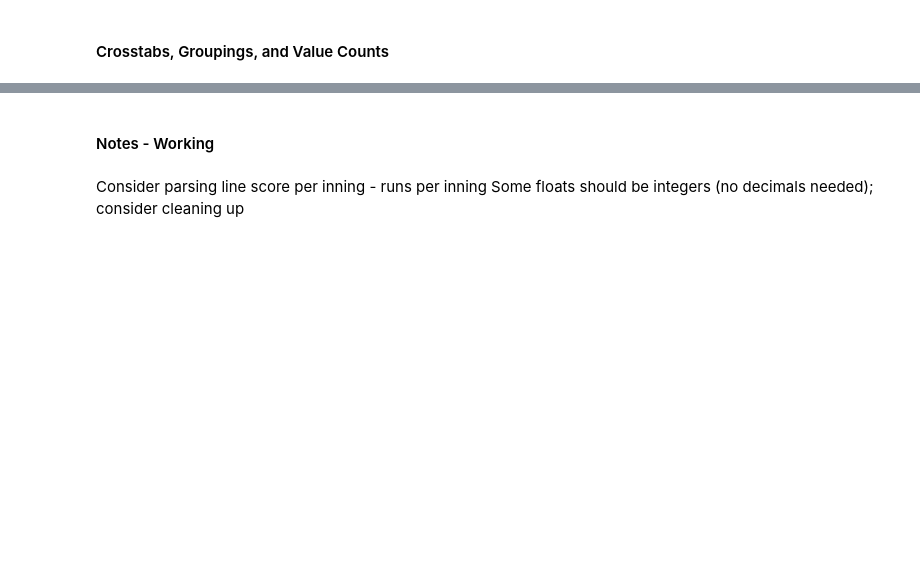
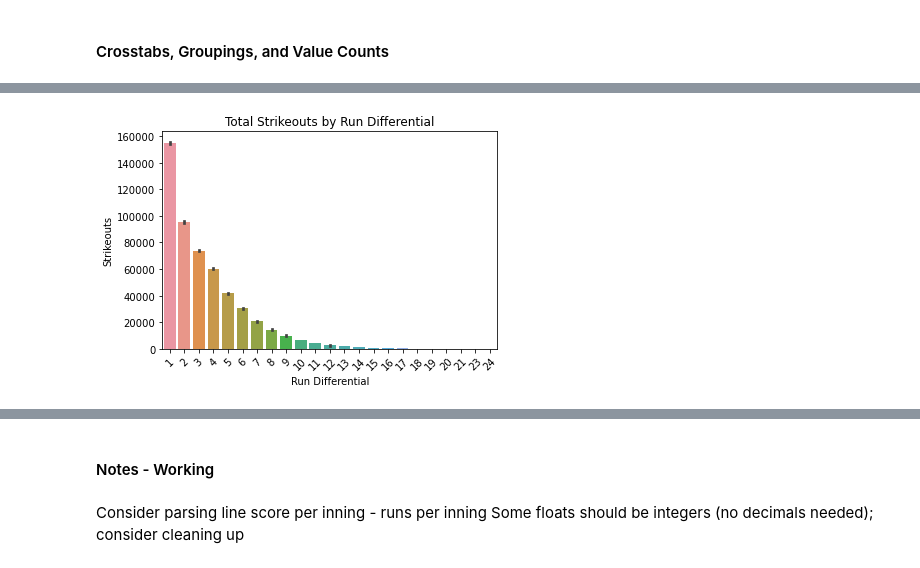
Before and after one commit to pecham1911/Double_Play_Analytics, a Jupyter notebook: DP_Analytics_Workbook-2.ipynb, the cells around one changed output, grey strips where cells are left out. Drawn from its saved outputs; the diff is of its cells as text; code cells hidden in the pictures; blank space fills up the shorter version.

```diff
--- a/DP_Analytics_Workbook-2.ipynb
+++ b/DP_Analytics_Workbook-2.ipynb
@@ -529,15 +930,17 @@ plt.show()
 # %%
-sns.barplot(x='', y='strikeouts', data=df, estimator=sum)
+sns.barplot(x='run_differential', y='strikeout', data=combo_df, estimator=sum)
 
 # Add labels and title
-plt.xlabel('Teams')
+plt.xlabel('Run Differential')
 plt.ylabel('Strikeouts')
-plt.title('Total Strikeouts by Team')
+plt.title('Total Strikeouts by Run Differential')
 
 # Rotate x-axis labels for better readability if needed
 plt.xticks(rotation=45)
 
 # Show plot
 plt.show()
+# %% [output]
+[figure, added]
 # %%
 # Runs by Year
```
Also changed, not shown: parts of 90 cells of this notebook, 1 other file.
